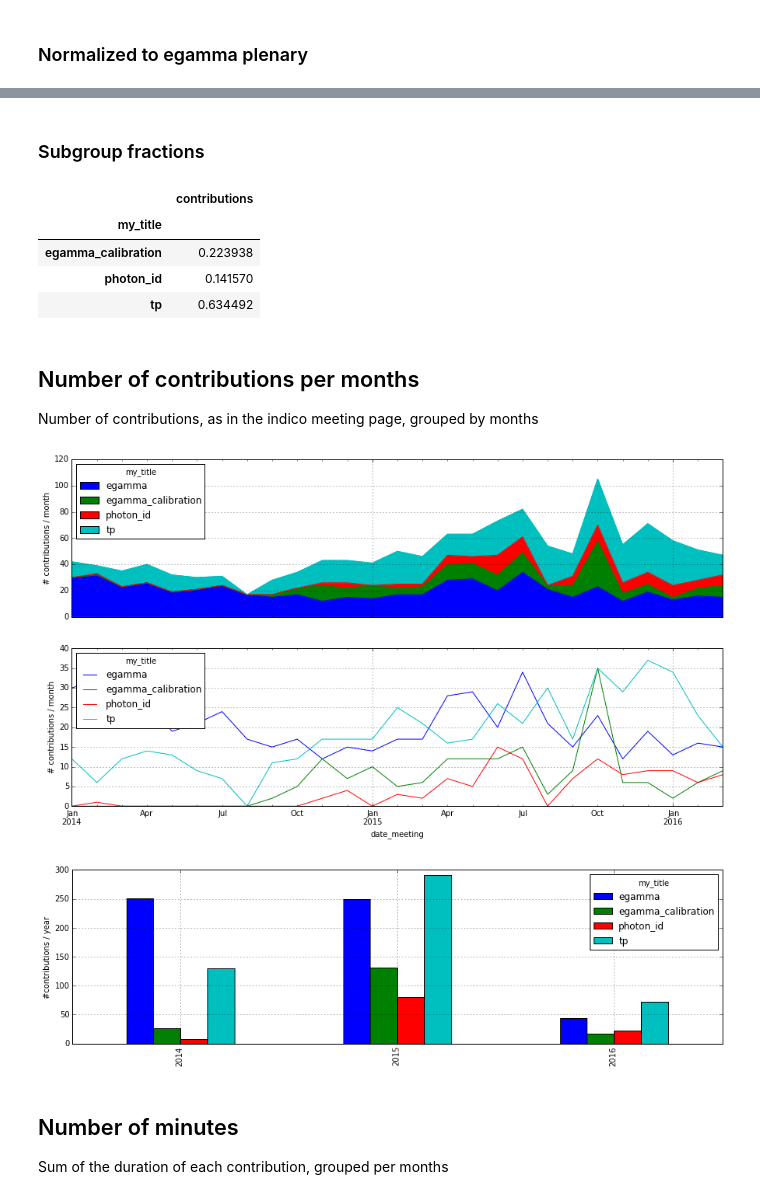
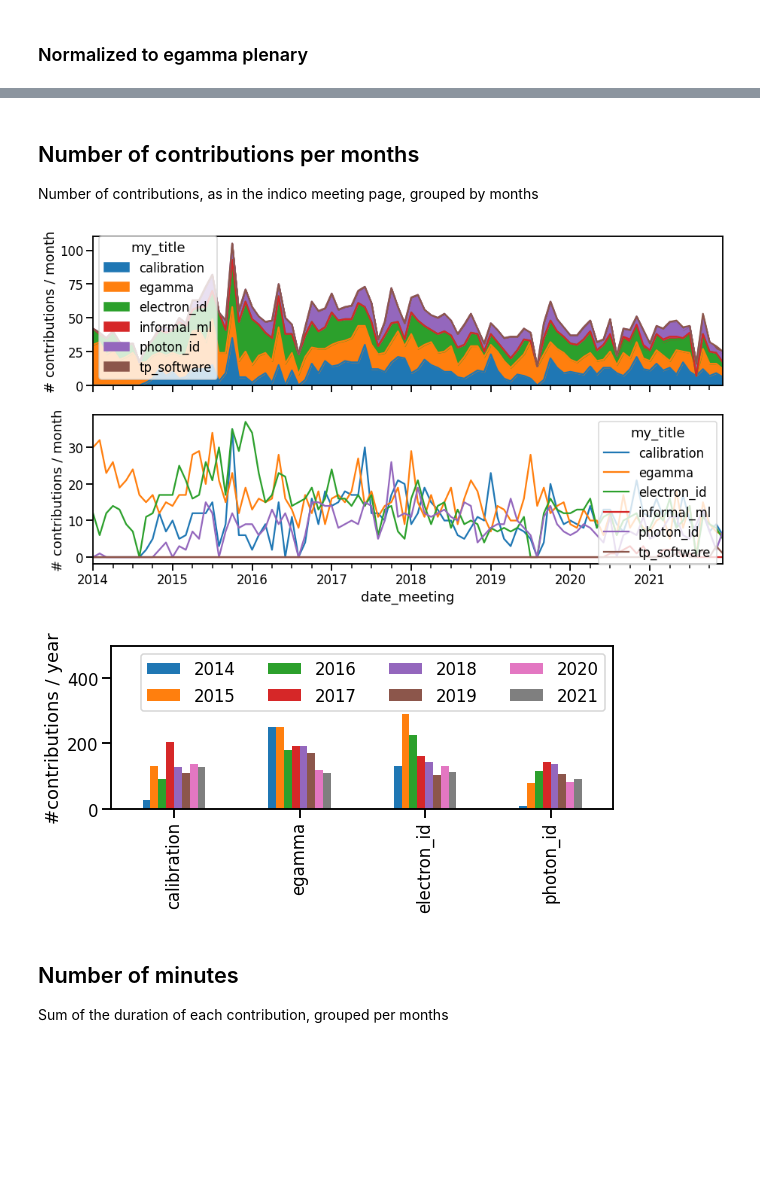
Before and after one commit to wiso/indico_statistics, a Jupyter notebook: plot_egamma.ipynb, the cells around one changed output, grey strips where cells are left out. Saved outputs shown, nothing was run; the diff lists cells and outputs as text; code cells hidden in the pictures; blank space fills up the shorter version.

```diff
--- a/plot_egamma.ipynb
+++ b/plot_egamma.ipynb
@@ -8,12 +9,10 @@ import datetime
 import matplotlib.pyplot as plt
 from matplotlib import cm
 import matplotlib.dates as mdates
-plt.rcParams['image.cmap'] = 'coolwarm'
-%matplotlib inline
 # %% [markdown]
 ## Import the data
 # %%
-data_list = (('egamma', ('egamma_calibration', 'photon_id', 'tp', 'egamma')),
+data_list = (('egamma', ('calibration', 'photon_id', 'electron_id', 'tp_software', 'egamma', 'informal_ml')),
              )#('higgs', ('HSG1', 'HSG3')))
 
 df = []
@@ -30,6 +29,7 @@ for group, subgroups in data_list:
 
 df = pd.concat(df)
 df_meeting = pd.concat(df_meeting)
+df = df.reset_index().set_index(['id_meeting', 'id_contribution'])
 
 df_meeting_grouped_by_mytitle = df_meeting.groupby('my_title')
 df_meeting_grouped_by_mytitle_not_null = df_meeting[df_meeting['contributions'] > 0].groupby('my_title')
@@ -52,0 +49,7 @@ Time range: 2014-01-07 00:00:00, 2016-03-31 00:00:00
+# %%
+df_fullrange = df.copy()
+df = df[df['date_meeting'] < datetime.datetime(2022, 1, 1)]
+df_meeting = df_meeting[df_meeting['date_meeting'] < datetime.datetime(2022, 1, 1)]
+
+time_range_string = "{} - {}".format(df['date_meeting'].min().strftime("%m/%Y"), df['date_meeting'].max().strftime("%m/%Y"))
+print("Time range: {}, {}".format(df['date_meeting'].min(), df['date_meeting'].max()))
@@ -52,0 +58,17 @@ Time range: 2014-01-07 00:00:00, 2016-03-31 00:00:00
+# %%
+d = df.groupby(['speaker', 'my_title']).size().unstack(fill_value=0) != 0
+d = d.drop('egamma', axis='columns')
+result = {}
+for group1 in d.columns:
+    for group2 in d.columns:
+        n_common = (d[group1] & d[group2]).sum()
+        result[(group1, group2)] = n_common
+
+sns.set_context('talk')
+
+fig, ax = plt.subplots()
+result = pd.Series(result).unstack(fill_value=0)
+
+sns.heatmap(result,cmap='coolwarm', vmax=20, linewidths=3, square=True, annot=True, cbar=False, fmt='.0f')
+ax.set_title('number of common speakers (%s)' % time_range_string)
+fig.savefig('common_speaker.pdf', bbox_inches='tight')
@@ -85,31 +120,24 @@ pd.DataFrame(total_count / total_count['egamma'])
-# %% [markdown]
-### Subgroup fractions
-# %%
-total_count_not_plenary = total_count[total_count.index != 'egamma']
-pd.DataFrame(total_count_not_plenary / total_count_not_plenary.sum())
-# %% [output]
-|  | contributions |
-| my_title |  |
-| egamma_calibration | 0.223938 |
-| photon_id | 0.141570 |
-| tp | 0.634492 |
 # %% [markdown]
 ## Number of contributions per months
 Number of contributions, as in the indico meeting page, grouped by months
 # %%
 f, axs = plt.subplots(2, 1, figsize=(15, 8), sharex=True)
 df_meeting.groupby([pd.Grouper(freq='MS',key='date_meeting'), 'my_title'])['contributions'].sum().unstack().fillna(0).plot(kind='area', ax=axs[0])
 df_meeting.groupby([pd.Grouper(freq='MS',key='date_meeting'), 'my_title'])['contributions'].sum().unstack().fillna(0).plot(ax=axs[1])
 
 for ax in axs: ax.set_ylabel('# contributions / month')
-f, ax = plt.subplots(figsize=(15, 4))
-df_meeting.groupby([df_meeting['date_meeting'].dt.year, 'my_title'])['contributions'].sum().unstack().fillna(0).plot(kind='bar', ax=ax)
+fig, ax = plt.subplots(figsize=(9, 3))
 
+df_meeting.groupby(['my_title', df_meeting['date_meeting'].dt.year])['contributions'].sum().unstack(fill_value=0).drop(['informal_ml', 'tp_software']).plot(kind='bar', ax=ax)
+ax.set_ylim(None, 500)
+ax.legend(loc=0, ncol=4)
 ax.set_ylabel('#contributions / year')
+ax.set_xlabel('')
+fig.savefig('contributions_year.pdf', bbox_inches='tight')
 plt.show()
 # %% [output]
-[figure, old version]
+[figure, new version]
-[figure, old version]
+[figure, new version]
 # %% [markdown]
 ## Number of minutes
 Sum of the duration of each contribution, grouped per months
```
Also changed, not shown: parts of 42 cells of this notebook, 1 other file.
